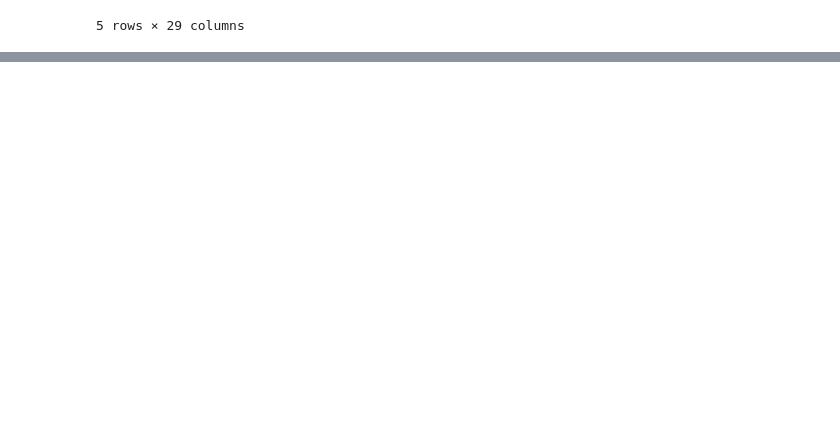
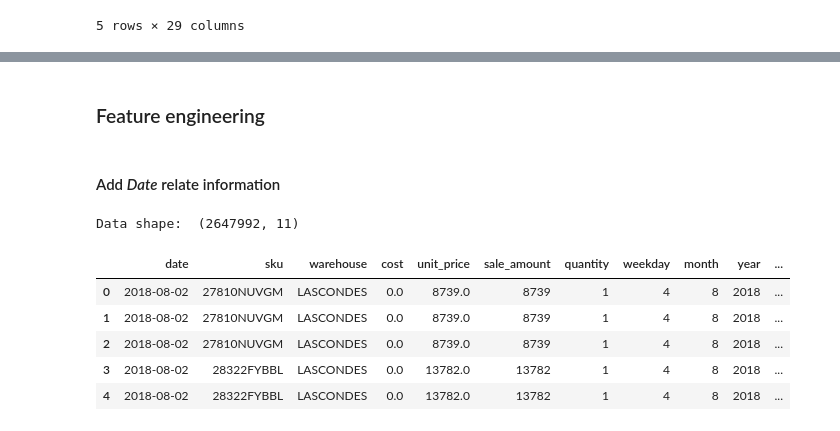
Before and after one commit to eiurrutia/sale_p4tagonia, a Jupyter notebook: notebooks/sales.ipynb, the cells around one changed output, grey strips where cells are left out. Saved outputs shown, nothing was run; the diff lists cells and outputs as text; code cells hidden in the pictures; blank space fills up the shorter version.

```diff
--- a/notebooks/sales.ipynb
+++ b/notebooks/sales.ipynb
@@ -97,0 +233,21 @@ Timestamp('2023-12-01 00:00:00')
+# %% [markdown]
+### Feature engineering
+# %% [markdown]
+#### Add *Date* relate information
+# %%
+df = data_holder.get_data()
+df = feature_engineering.add_weekday_information(df)
+df = feature_engineering.add_month_information(df)
+df = feature_engineering.add_year_information(df)
+df = feature_engineering.add_offer_day_information(df, df_sale_campaigns)
+data_holder.set_data(df)
+
+data_info.preview()
+# %% [output]
+Data shape:  (2647992, 11)
+|  | date | sku | warehouse | cost | unit_price | sale_amount | quantity | weekday | month | year | ... |
+| 0 | 2018-08-02 | 27810NUVGM | LASCONDES | 0.0 | 8739.0 | 8739 | 1 | 4 | 8 | 2018 | ... |
+| 1 | 2018-08-02 | 27810NUVGM | LASCONDES | 0.0 | 8739.0 | 8739 | 1 | 4 | 8 | 2018 | ... |
+| 2 | 2018-08-02 | 27810NUVGM | LASCONDES | 0.0 | 8739.0 | 8739 | 1 | 4 | 8 | 2018 | ... |
+| 3 | 2018-08-02 | 28322FYBBL | LASCONDES | 0.0 | 13782.0 | 13782 | 1 | 4 | 8 | 2018 | ... |
+| 4 | 2018-08-02 | 28322FYBBL | LASCONDES | 0.0 | 13782.0 | 13782 | 1 | 4 | 8 | 2018 | ... |
```
Also changed, not shown: parts of 51 cells of this notebook.
